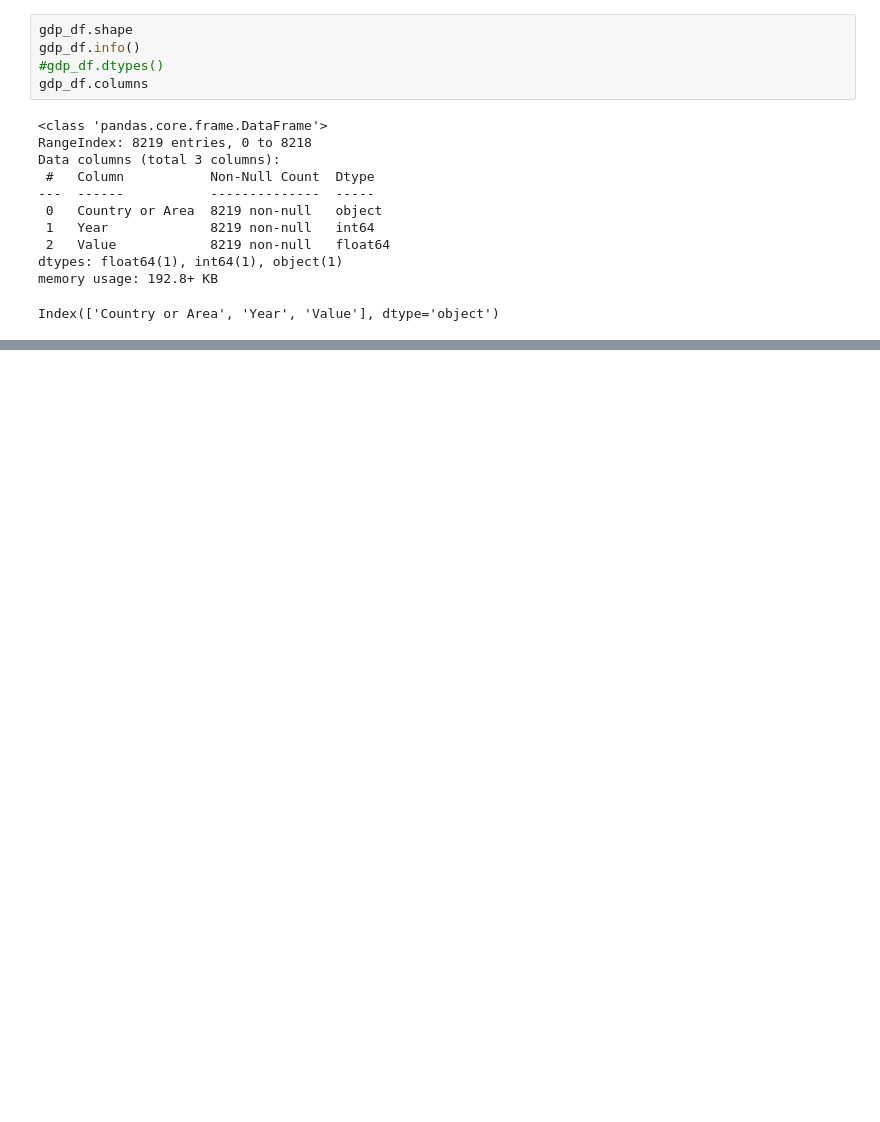
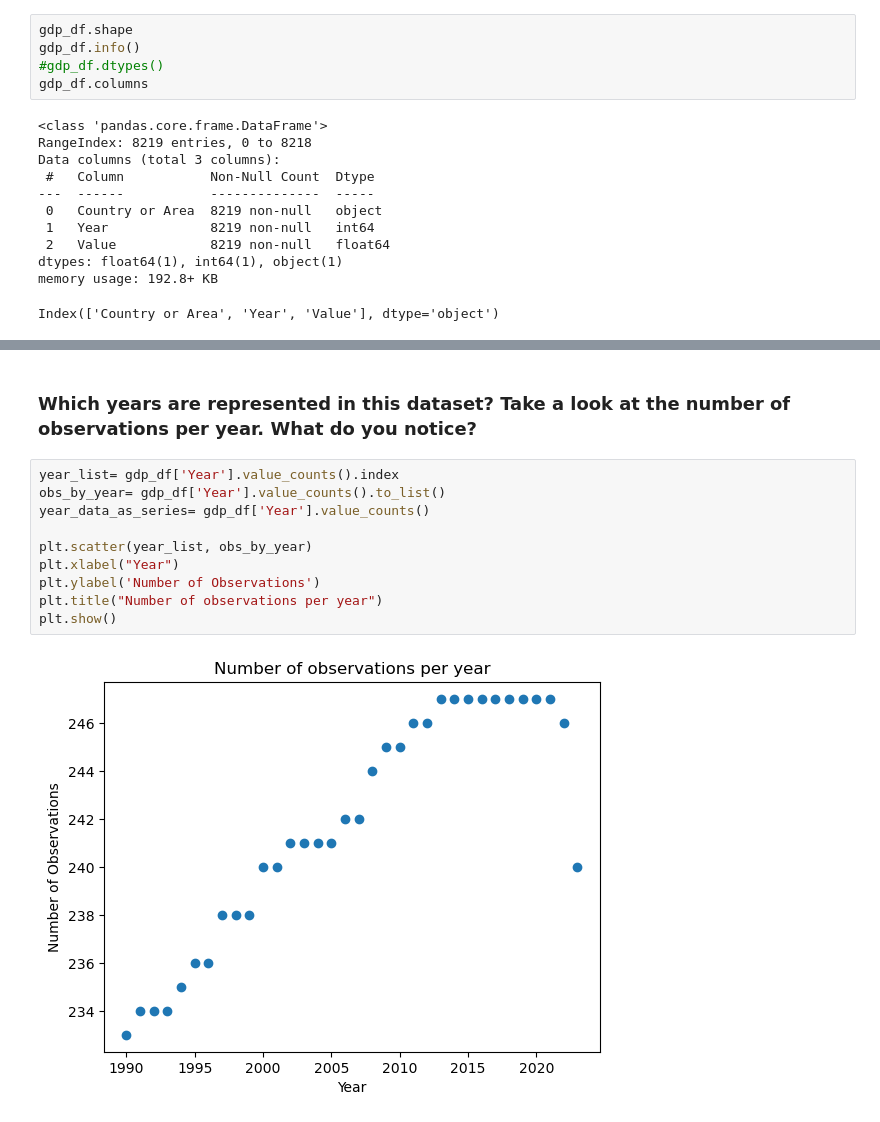
Before and after one commit to nss-data-science-cohort-9/un-exploration-sarahmulloy, a Jupyter notebook: notebooks/UN_Data_Exploration.ipynb, the cells around one changed output, grey strips where cells are left out. Drawn from its saved outputs; the diff is of its cells as text; blank space fills up the shorter version.

```diff
--- a/notebooks/UN_Data_Exploration.ipynb
+++ b/notebooks/UN_Data_Exploration.ipynb
@@ -58,0 +71,14 @@ this is a new cell to test saving the notebook
+# %% [markdown]
+### Which years are represented in this dataset? Take a look at the number of observations per year. What do you notice?
+# %%
+year_list= gdp_df['Year'].value_counts().index
+obs_by_year= gdp_df['Year'].value_counts().to_list()
+year_data_as_series= gdp_df['Year'].value_counts()
+
+plt.scatter(year_list, obs_by_year)
+plt.xlabel("Year")
+plt.ylabel('Number of Observations')
+plt.title("Number of observations per year")
+plt.show()
+# %% [output]
+[figure, added]
```
Also changed, not shown: parts of 32 cells of this notebook.
